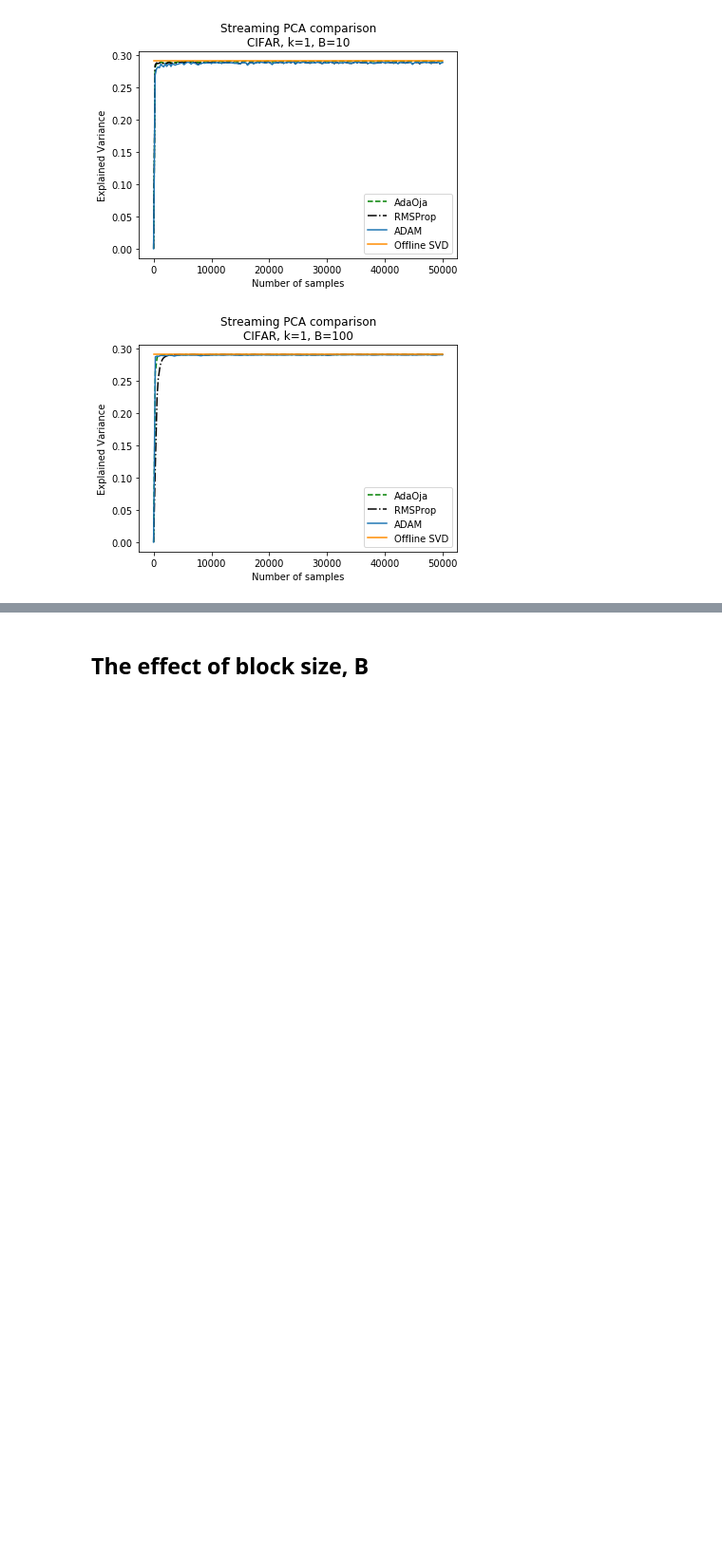
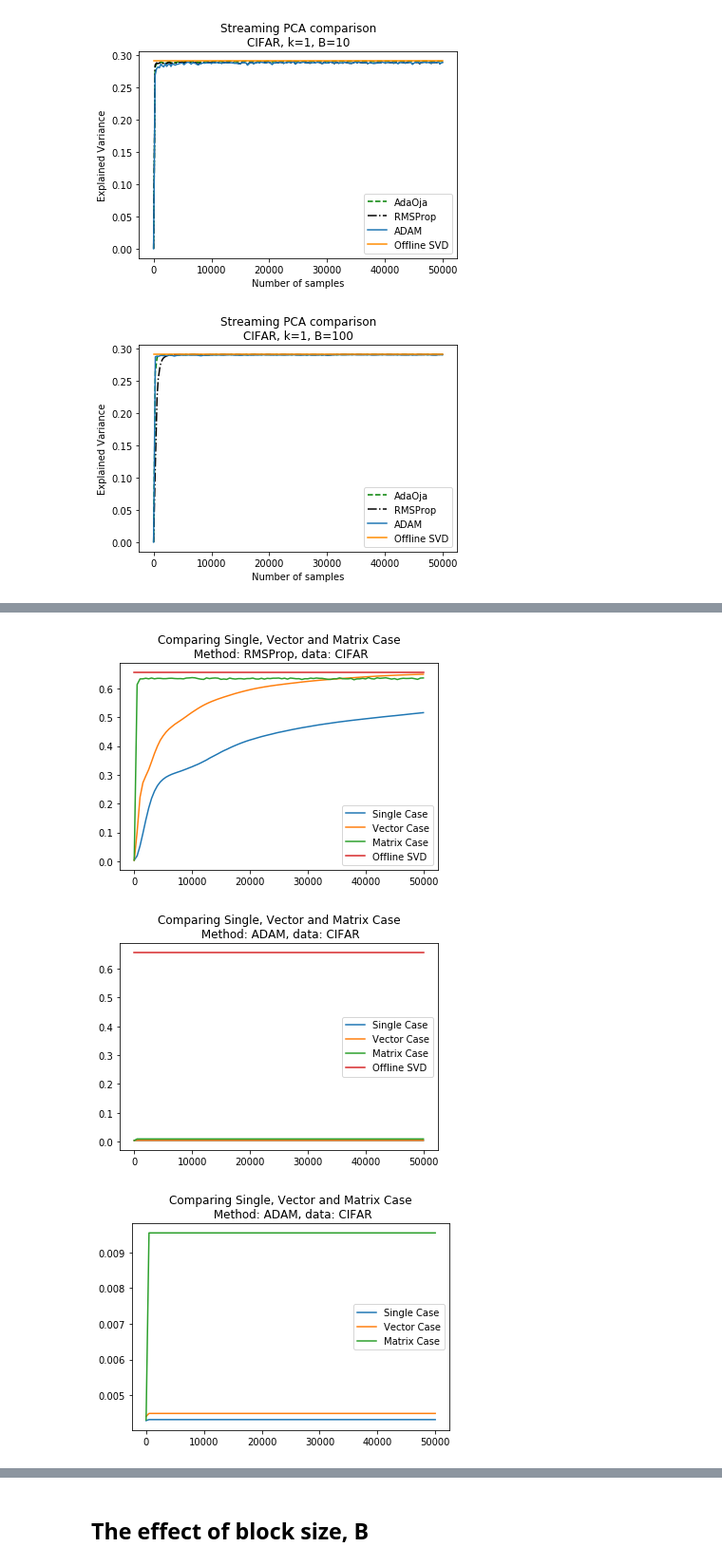
Before and after one commit to aamcbee/AdaOja, a Jupyter notebook: RMSProp, ADAM, AdaOja comparison.ipynb, the cells around one changed output, grey strips where cells are left out. Shown at 95% size. Saved outputs shown, nothing was run; the diff lists cells and outputs as text; code cells hidden in the pictures; blank space fills up the shorter version.

```diff
--- a/RMSProp, ADAM, AdaOja comparison.ipynb
+++ b/RMSProp, ADAM, AdaOja comparison.ipynb
@@ -105,0 +149,12 @@ for B in [10, 100]:
+# %%
+rmsp0_cif, adam0_cif = dssb.run_sim_fullX(CIFAR_sc, k, methods=['RMSProp', 'ADAM'], eta=.001, gamma=.9, beta_1 = 0.9, beta_2=0.999, delta=1e-8,  B=B, xnorm2=CIFAR_norm2, b0_dim=0, bias_correction=True, Sparse=False)
+rmsp1_cif, adam1_cif = dssb.run_sim_fullX(CIFAR_sc, k, methods=['RMSProp', 'ADAM'], eta=.001, gamma=.9, beta_1 = 0.9, beta_2=0.999, delta=1e-8, B=B, xnorm2=CIFAR_norm2, b0_dim=1, bias_correction=True, Sparse=False)
+rmsp2_cif, adam2_cif = dssb.run_sim_fullX(CIFAR_sc, k, methods=['RMSProp', 'ADAM'], eta=.001, gamma=.9, beta_1 = 0.9, beta_2=0.999, delta=1e-8, B=B, xnorm2=CIFAR_norm2, b0_dim=2, bias_correction=True, Sparse=False)
+# %%
+comp_b0_dim(rmsp0_cif, rmsp1_cif, rmsp2_cif, 'CIFAR', 'RMSProp', true_evar=CIFAR_evar)
+comp_b0_dim(adam0_cif, adam1_cif, adam2_cif, 'CIFAR', 'ADAM', true_evar=CIFAR_evar)
+comp_b0_dim(adam0_cif, adam1_cif, adam2_cif, 'CIFAR', 'ADAM')
+# %% [output]
+[figure, added]
+[figure, added]
+[figure, added]
```
Also changed, not shown: parts of 19 cells of this notebook, 2 other files.
